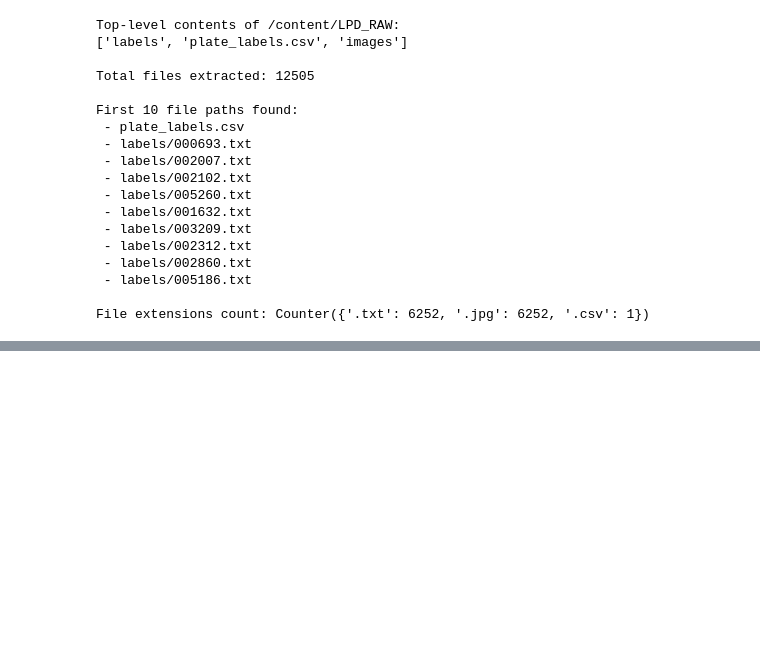
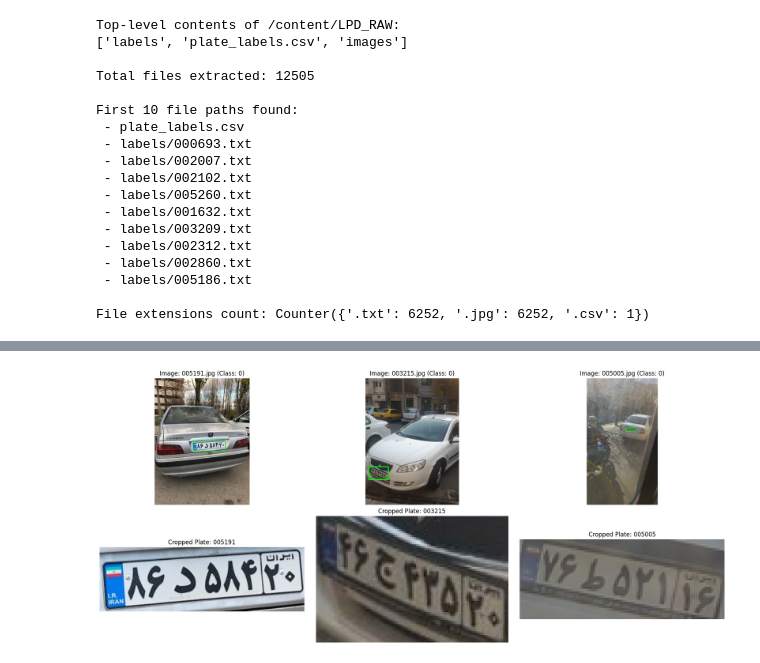
Before and after one commit to Hemoonchild/Iranian-License-Plate-Recognition, a Jupyter notebook: main.ipynb, the cells around one changed output, grey strips where cells are left out. Saved outputs shown, nothing was run; the diff lists cells and outputs as text; code cells hidden in the pictures; blank space fills up the shorter version.

```diff
--- a/main.ipynb
+++ b/main.ipynb
@@ -101,3 +107,15 @@ First 10 file paths found:
  - labels/005186.txt
 
 File extensions count: Counter({'.txt': 6252, '.jpg': 6252, '.csv': 1})
+# %%
+# 1. Read a sample txt label
+sample_txt = "/content/LPD_RAW/labels/000693.txt"
+with open(sample_txt, "r") as f:
+    print(f"Content of {sample_txt}:")
+    print(f.read())
+
+# 2. Inspect the CSV file header
+import pandas as pd
+df = pd.read_csv("/content/LPD_RAW/plate_labels.csv")
+print("First 5 rows of plate_labels.csv:")
+print(df.head())
@@ -103,0 +133,59 @@ File extensions count: Counter({'.txt': 6252, '.jpg': 6252, '.csv': 1})
+# %%
+import os
+import random
+import cv2
+import matplotlib.pyplot as plt
+
+# Get list of all image base names that have corresponding labels
+raw_img_dir = "/content/LPD_RAW/images"
+raw_lbl_dir = "/content/LPD_RAW/labels"
+
+valid_stems = [
+    os.path.splitext(f)[0]
+    for f in os.listdir(raw_img_dir)
+    if os.path.exists(os.path.join(raw_lbl_dir, os.path.splitext(f)[0] + ".txt"))
+]
+
+# Pick 3 random images (fixed seed for reproducibility, change or remove seed to see different ones)
+random.seed(2002)
+sampled_stems = random.sample(valid_stems, 3)
+
+fig, axes = plt.subplots(2, 3, figsize=(18, 8))
+
+for col_idx, stem in enumerate(sampled_stems):
+    img_path = os.path.join(raw_img_dir, f"{stem}.jpg")
+    lbl_path = os.path.join(raw_lbl_dir, f"{stem}.txt")
+
+    img = cv2.imread(img_path)
+    h, w, _ = img.shape
+
+    with open(lbl_path, "r") as f:
+        line = f.readline().strip().split()
+        cls, x_c, y_c, bw, bh = int(line[0]), float(line[1]), float(line[2]), float(line[3]), float(line[4])
+
+    # Calculate pixel coords
+    xmin = max(0, int((x_c - bw / 2) * w))
+    ymin = max(0, int((y_c - bh / 2) * h))
+    xmax = min(w, int((x_c + bw / 2) * w))
+    ymax = min(h, int((y_c + bh / 2) * h))
+
+    # Image with bounding box
+    img_with_box = img.copy()
+    cv2.rectangle(img_with_box, (xmin, ymin), (xmax, ymax), (0, 255, 0), 3)
+
+    # Top row: Full image with bounding box
+    axes[0, col_idx].imshow(cv2.cvtColor(img_with_box, cv2.COLOR_BGR2RGB))
+    axes[0, col_idx].set_title(f"Image: {stem}.jpg (Class: {cls})", fontsize=12)
+    axes[0, col_idx].axis("off")
+
+    # Bottom row: Cropped plate
+    cropped_plate = img[ymin:ymax, xmin:xmax]
+    if cropped_plate.size > 0:
+        axes[1, col_idx].imshow(cv2.cvtColor(cropped_plate, cv2.COLOR_BGR2RGB))
+    axes[1, col_idx].set_title(f"Cropped Plate: {stem}", fontsize=12)
+    axes[1, col_idx].axis("off")
+
+plt.tight_layout()
+plt.show()
+# %% [output]
+[figure, added]
```
Also changed, not shown: parts of 4 cells of this notebook.
